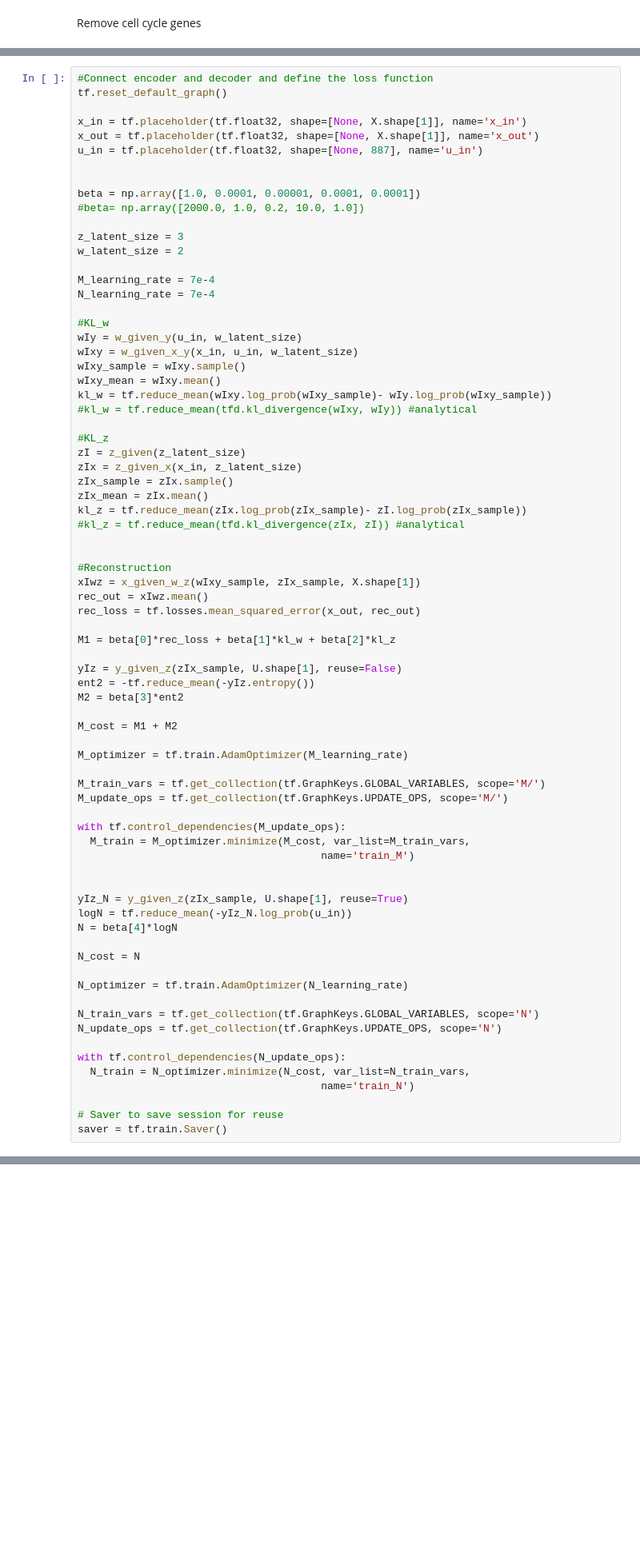
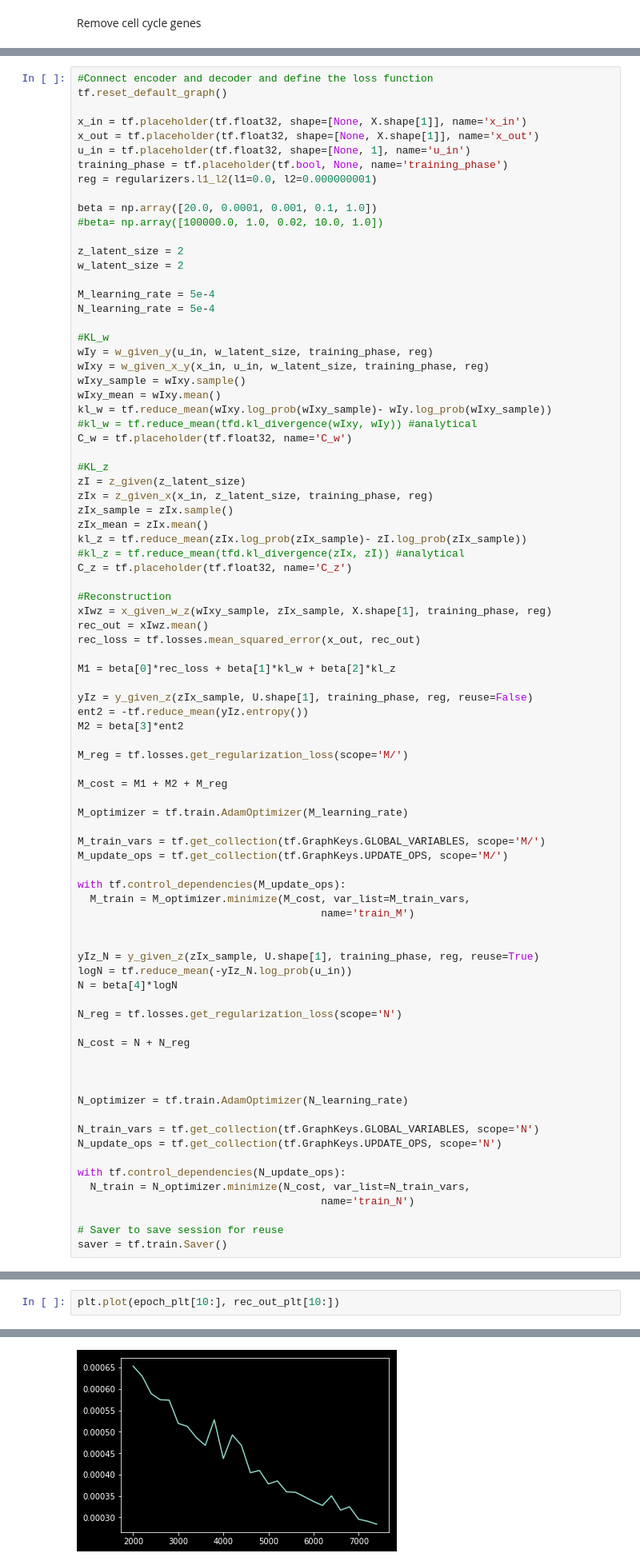
Before and after one commit to dauparas/tensorflow_examples, a Jupyter notebook: VAE_with_latent_subspaces_cell_cycle.ipynb, the cells around one changed output, grey strips where cells are left out. Shown: that part at 80% size. Cells and saved outputs as stored; diff of their text form; blank space fills up the shorter version.

```diff
--- a/VAE_with_latent_subspaces_cell_cycle.ipynb
+++ b/VAE_with_latent_subspaces_cell_cycle.ipynb
@@ -214,47 +253,51 @@ tf.reset_default_graph()
 
 x_in = tf.placeholder(tf.float32, shape=[None, X.shape[1]], name='x_in')
 x_out = tf.placeholder(tf.float32, shape=[None, X.shape[1]], name='x_out')
-u_in = tf.placeholder(tf.float32, shape=[None, 887], name='u_in')
+u_in = tf.placeholder(tf.float32, shape=[None, 1], name='u_in')
+training_phase = tf.placeholder(tf.bool, None, name='training_phase')
+reg = regularizers.l1_l2(l1=0.0, l2=0.000000001)
 
+beta = np.array([20.0, 0.0001, 0.001, 0.1, 1.0])
+#beta= np.array([100000.0, 1.0, 0.02, 10.0, 1.0])
 
-beta = np.array([1.0, 0.0001, 0.00001, 0.0001, 0.0001])
-#beta= np.array([2000.0, 1.0, 0.2, 10.0, 1.0])
-
-z_latent_size = 3
+z_latent_size = 2
 w_latent_size = 2
 
-M_learning_rate = 7e-4
-N_learning_rate = 7e-4
+M_learning_rate = 5e-4
+N_learning_rate = 5e-4
 
 #KL_w
-wIy = w_given_y(u_in, w_latent_size)
-wIxy = w_given_x_y(x_in, u_in, w_latent_size)
+wIy = w_given_y(u_in, w_latent_size, training_phase, reg)
+wIxy = w_given_x_y(x_in, u_in, w_latent_size, training_phase, reg)
 wIxy_sample = wIxy.sample()
 wIxy_mean = wIxy.mean()
 kl_w = tf.reduce_mean(wIxy.log_prob(wIxy_sample)- wIy.log_prob(wIxy_sample))
 #kl_w = tf.reduce_mean(tfd.kl_divergence(wIxy, wIy)) #analytical
+C_w = tf.placeholder(tf.float32, name='C_w')
 
 #KL_z
 zI = z_given(z_latent_size)
-zIx = z_given_x(x_in, z_latent_size)
+zIx = z_given_x(x_in, z_latent_size, training_phase, reg)
 zIx_sample = zIx.sample()
 zIx_mean = zIx.mean()
 kl_z = tf.reduce_mean(zIx.log_prob(zIx_sample)- zI.log_prob(zIx_sample))
 #kl_z = tf.reduce_mean(tfd.kl_divergence(zIx, zI)) #analytical
-
+C_z = tf.placeholder(tf.float32, name='C_z')
 
 #Reconstruction
-xIwz = x_given_w_z(wIxy_sample, zIx_sample, X.shape[1])
+xIwz = x_given_w_z(wIxy_sample, zIx_sample, X.shape[1], training_phase, reg)
 rec_out = xIwz.mean()
 rec_loss = tf.losses.mean_squared_error(x_out, rec_out)
 
 M1 = beta[0]*rec_loss + beta[1]*kl_w + beta[2]*kl_z
 
-yIz = y_given_z(zIx_sample, U.shape[1], reuse=False)
-ent2 = -tf.reduce_mean(-yIz.entropy())
+yIz = y_given_z(zIx_sample, U.shape[1], training_phase, reg, reuse=False)
+ent2 = -tf.reduce_mean(yIz.entropy())
 M2 = beta[3]*ent2
 
-M_cost = M1 + M2
+M_reg = tf.losses.get_regularization_loss(scope='M/')
+
+M_cost = M1 + M2 + M_reg
 
 M_optimizer = tf.train.AdamOptimizer(M_learning_rate)
 
@@ -266,11 +309,15 @@ with tf.control_dependencies(M_update_ops):
                                        name='train_M')
 
 
-yIz_N = y_given_z(zIx_sample, U.shape[1], reuse=True)
+yIz_N = y_given_z(zIx_sample, U.shape[1], training_phase, reg, reuse=True)
 logN = tf.reduce_mean(-yIz_N.log_prob(u_in))
 N = beta[4]*logN
 
-N_cost = N
+N_reg = tf.losses.get_regularization_loss(scope='N')
+
+N_cost = N + N_reg
+
+
 
 N_optimizer = tf.train.AdamOptimizer(N_learning_rate)
 
@@ -357,0 +439,3 @@ KeyboardInterrupt: ignored
+# %%
+plt.plot(epoch_plt[10:], rec_out_plt[10:])
+# %% [output]
@@ -357,0 +443 @@ KeyboardInterrupt: ignored
+[figure, added]
```
Also changed, not shown: parts of 36 cells of this notebook.
